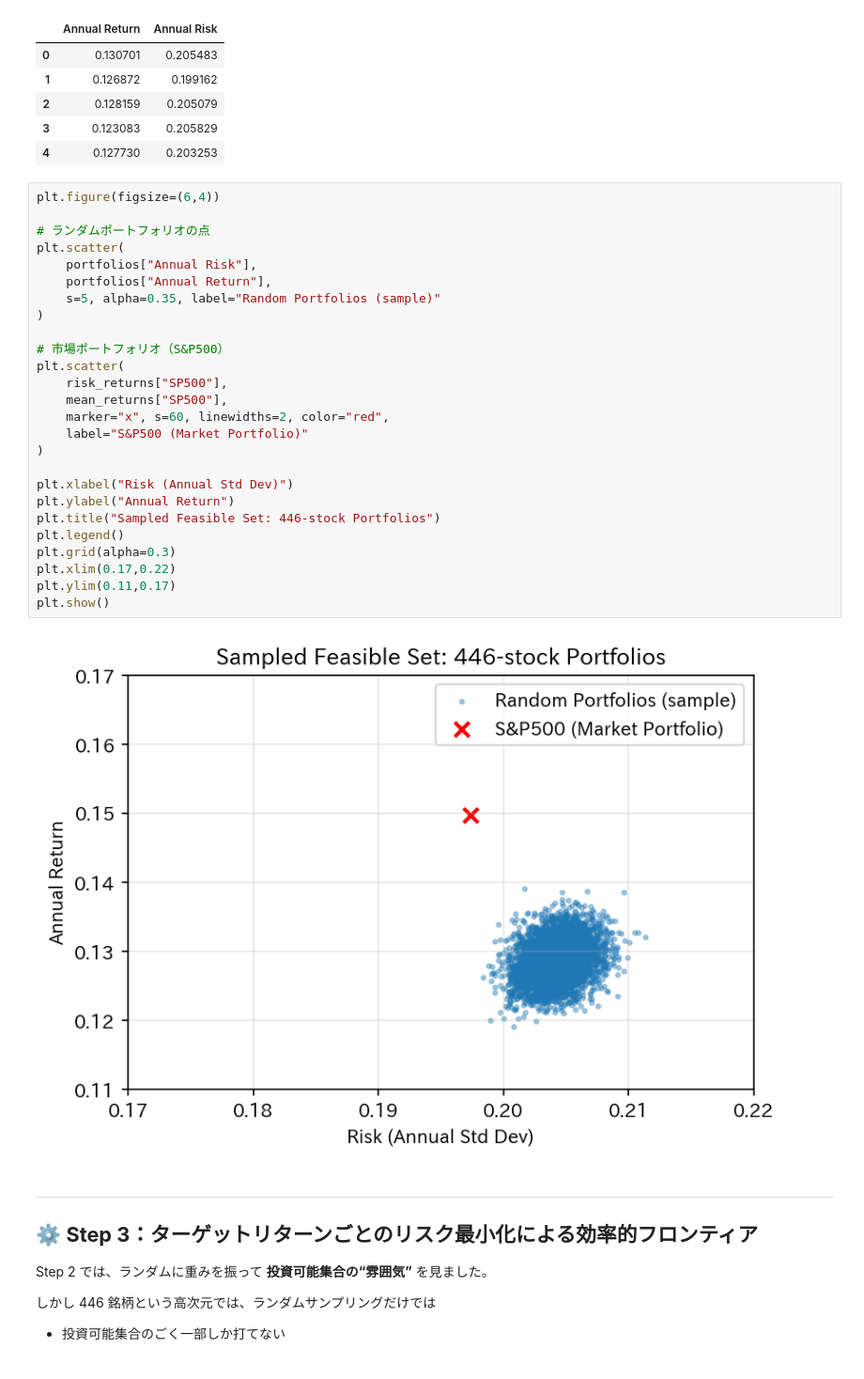
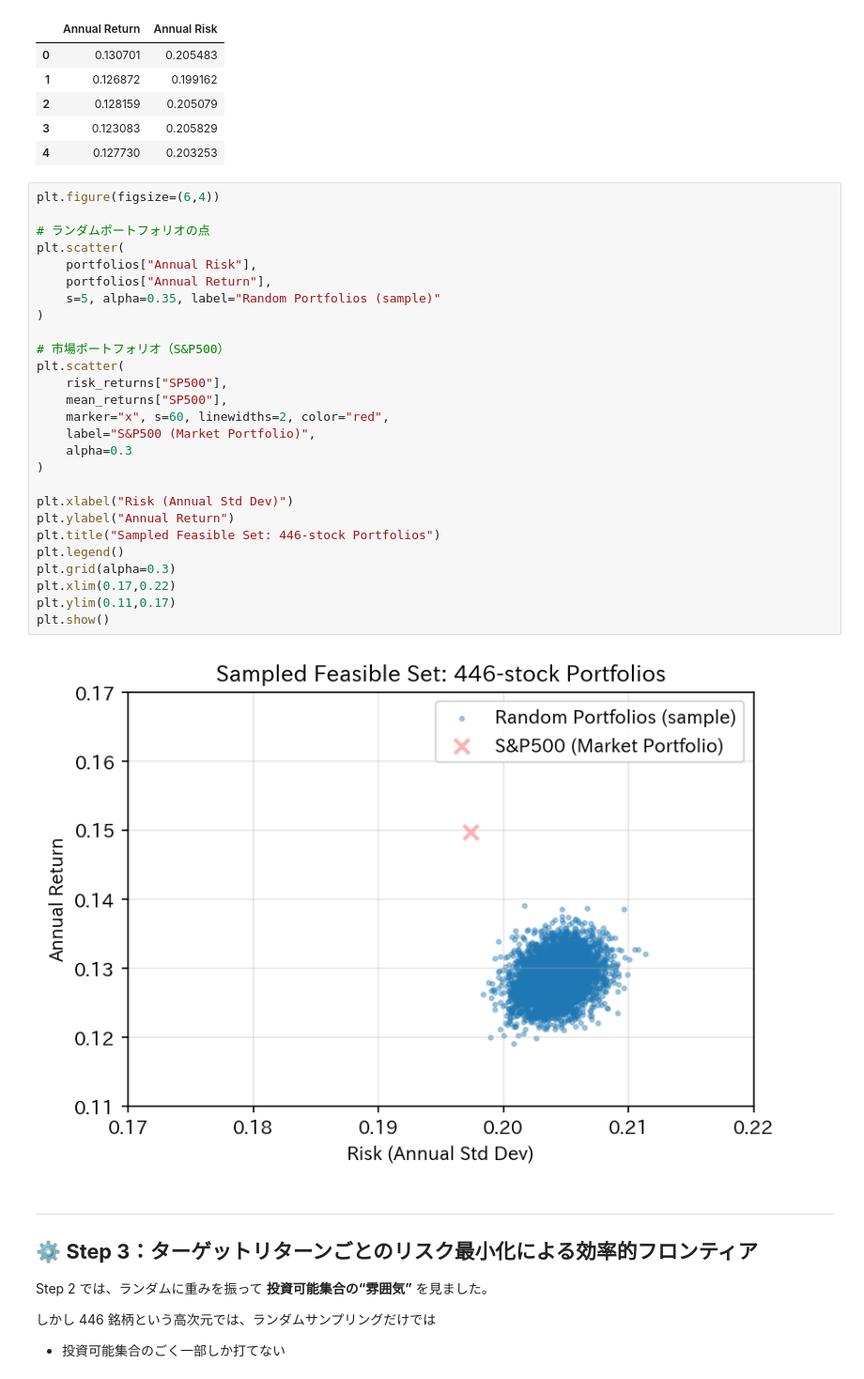
Before and after one commit to shintaromori/Hello-World, a Jupyter notebook: ME2025_Lec14A.ipynb, the cells around one changed output. Shown at 94% size. Cells and saved outputs as stored; diff of their text form.

```diff
--- a/ME2025_Lec14A.ipynb
+++ b/ME2025_Lec14A.ipynb
@@ -653,31 +653,32 @@ display(portfolios.head())
 # %%
 plt.figure(figsize=(6,4))
 
 # ランダムポートフォリオの点
 plt.scatter(
     portfolios["Annual Risk"],
     portfolios["Annual Return"],
     s=5, alpha=0.35, label="Random Portfolios (sample)"
 )
 
 # 市場ポートフォリオ（S&P500）
 plt.scatter(
     risk_returns["SP500"],
     mean_returns["SP500"],
     marker="x", s=60, linewidths=2, color="red",
-    label="S&P500 (Market Portfolio)"
+    label="S&P500 (Market Portfolio)",
+    alpha=0.3
 )
 
 plt.xlabel("Risk (Annual Std Dev)")
 plt.ylabel("Annual Return")
 plt.title("Sampled Feasible Set: 446-stock Portfolios")
 plt.legend()
 plt.grid(alpha=0.3)
 plt.xlim(0.17,0.22)
 plt.ylim(0.11,0.17)
 plt.show()
 # %% [output]
-[figure, old version]
+[figure, new version]
 # %% [markdown]
 
 
```
Also changed, not shown: parts of 3 cells of this notebook.
